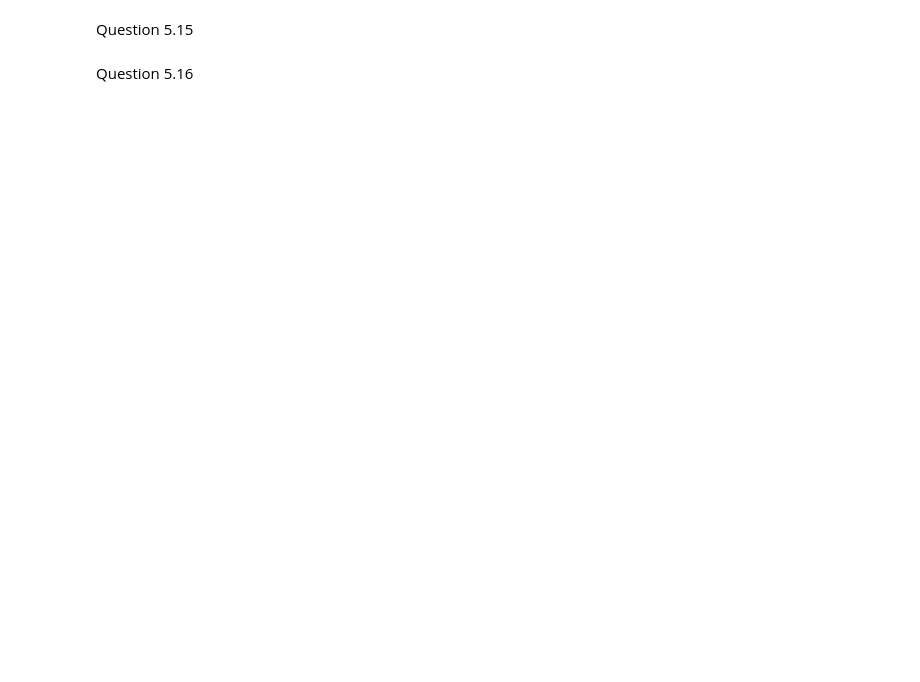
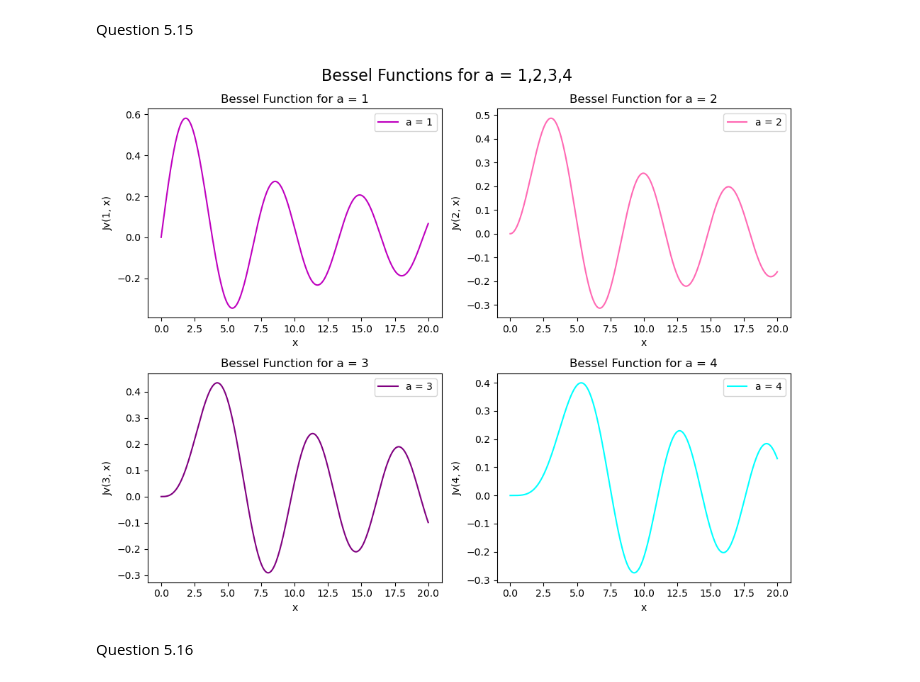
Before and after one commit to mdbakelaar/PROGNUM-repo, a Jupyter notebook: Task5/week5.ipynb, the cells around one changed output. Drawn from its saved outputs; the diff is of its cells as text; code cells hidden in the pictures; blank space fills up the shorter version.

```diff
--- a/Task5/week5.ipynb
+++ b/Task5/week5.ipynb
@@ -427,4 +490,44 @@ class AstroEllipse(Ellipse):
 # %% [markdown]
 Question 5.15
+# %%
+from scipy.special import jv
+import numpy as np
+from matplotlib import pyplot as plt
+
+#creating an array of different numbers to make a smooth plot
+x = np.linspace(0, 20, 500)
+
+#creating a list for a=1,2,3,4 so I can later make a loop that loops through these numbers for the bessel functions
+numbersa = [1, 2, 3, 4]
+#making a list for colors so the graphs can have different colors :D
+colors = ['m', 'hotpink', 'purple', 'cyan']
+
+#creating the subplot so I can have 4 plots in 1 figure
+fig, axs = plt.subplots(2, 2, figsize=(10, 8))
+
+#flattening the axes so looping will be easier later
+axs = axs.flatten()
+
+#making a loop that creates the plots and enters the values into the bessel function
+for ax, a, c in zip(axs, numbersa, colors):
+    y = jv(a, x)
+    ax.plot(x, y, color=c, label=f"a = {a}")
+    ax.set_xlabel("x")
+    ax.set_ylabel(f"Jv({a}, x)")
+    ax.set_title(f"Bessel Function for a = {a}")
+    ax.legend()
+
+#giving the entire figure a title
+fig.suptitle("Bessel Functions for a = 1,2,3,4", fontsize=16)
+
+#making sure the individual plots dont overlap
+fig.tight_layout()
+
+#saving the figure
+plt.savefig("bessel.png", transparent=True)
+
+plt.show()
+# %% [output]
+[figure, added]
 # %% [markdown]
 Question 5.16
```
Also changed, not shown: parts of 3 cells of this notebook, 13 other files.
